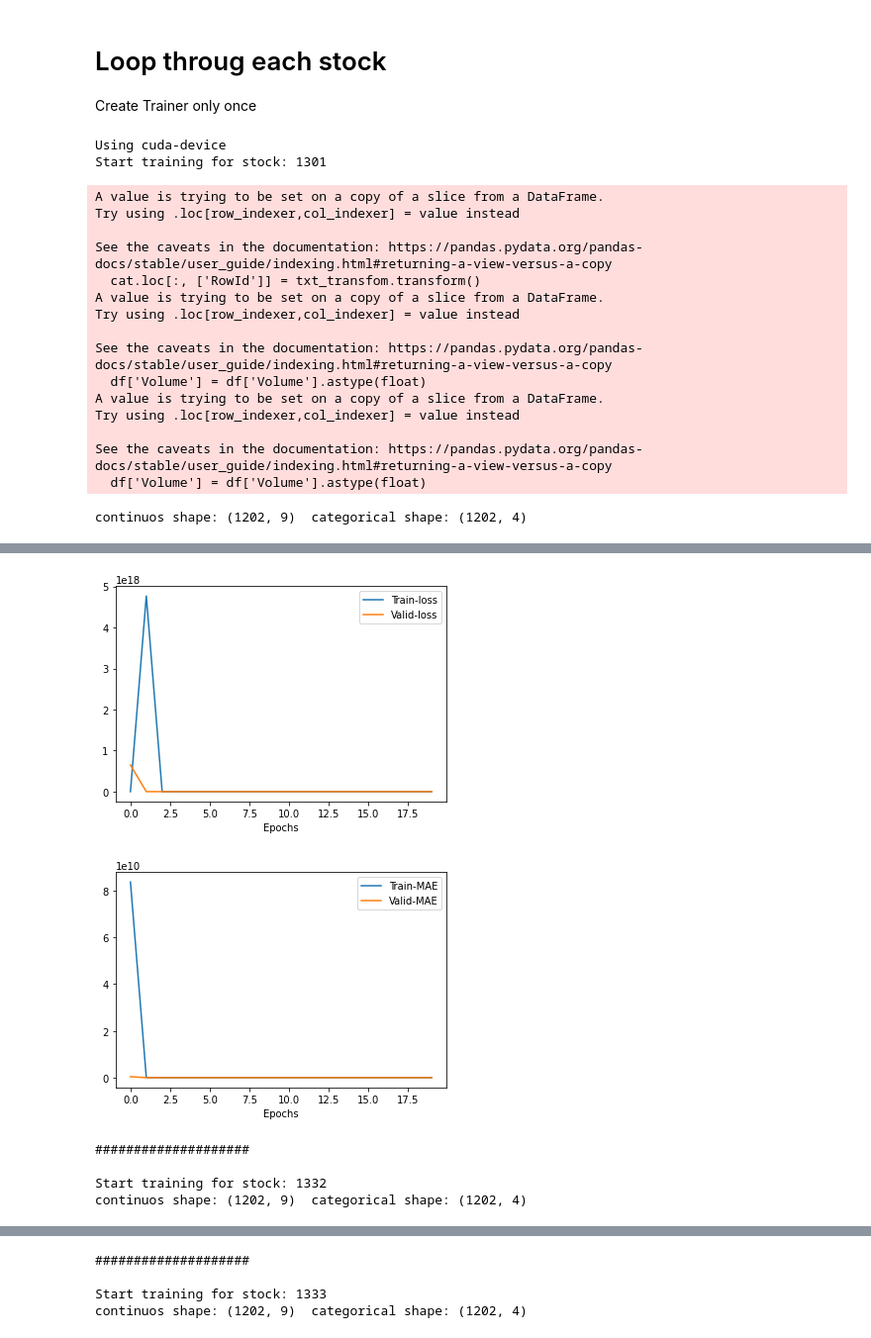
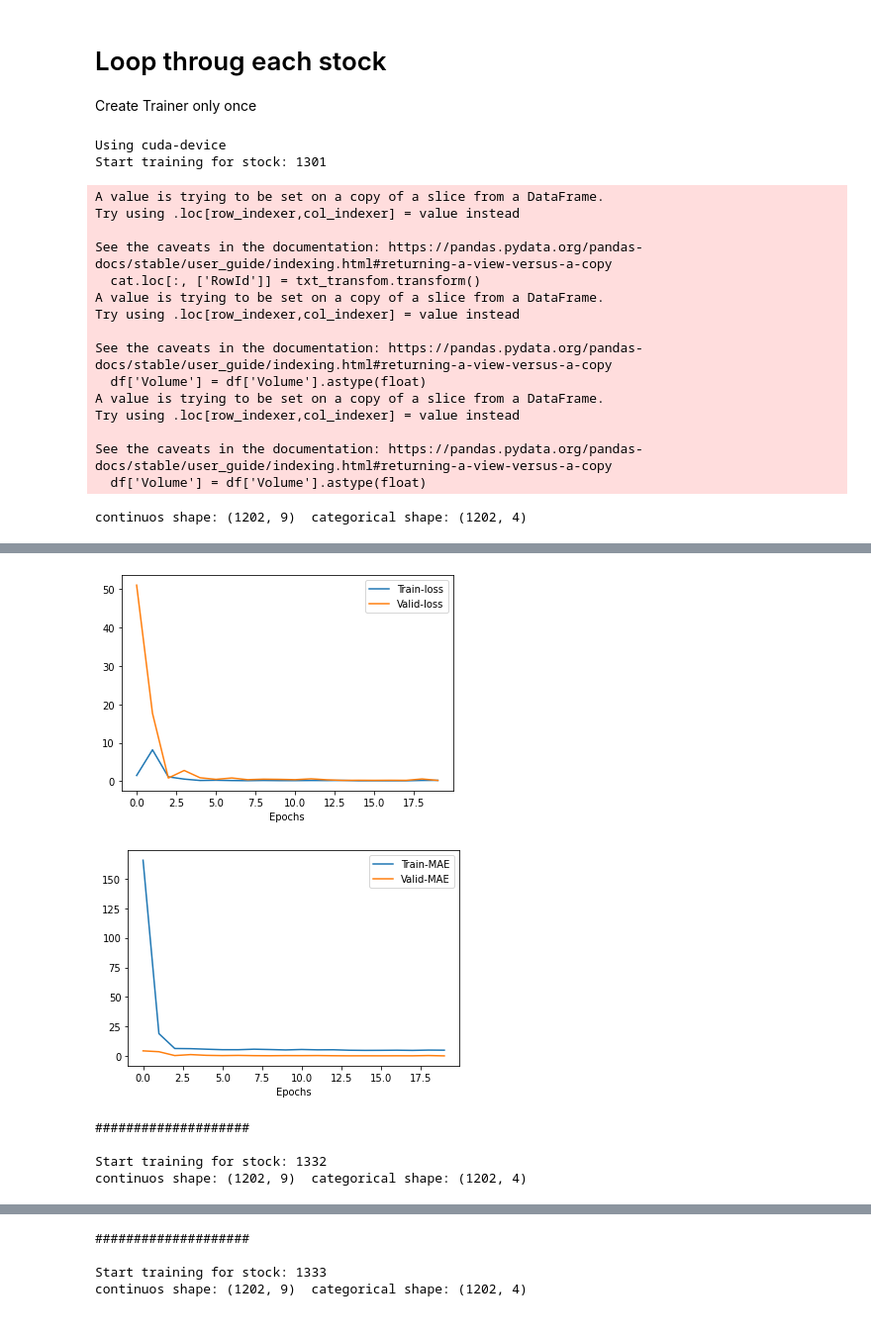
Before and after one commit to gilberto-BE/TokyoStockEx, a Jupyter notebook: notebooks/ML ALL STOCKS.ipynb, the cells around one changed output, grey strips where cells are left out. Shown at 99% size. Saved outputs shown, nothing was run; the diff lists cells and outputs as text; code cells hidden in the pictures.

```diff
--- a/notebooks/ML ALL STOCKS.ipynb
+++ b/notebooks/ML ALL STOCKS.ipynb
@@ -134,7 +134,7 @@ count = 0
 BATCH_SIZE = 512
 weight_decay = 0.0001
 
-trainer = Trainer(model, optimizer_name='rmsprop', lr=1.3333e-4, weight_decay=weight_decay)
+trainer = Trainer(model, optimizer_name='rmsprop', lr=1.3333e-5, weight_decay=weight_decay)
 torch.autograd.set_detect_anomaly(True)
 
 for s in stocks:
@@ -195,7 +195,7 @@ Epoch: <<< 5 >>>
 
 .................... End of epoch 15 ....................
-[figure, old version]
+[figure, new version]
-[figure, old version]
+[figure, new version]
 ####################
 
 Start training for stock: 1332
```
Also changed, not shown: parts of 2 cells of this notebook, 1 other file.
